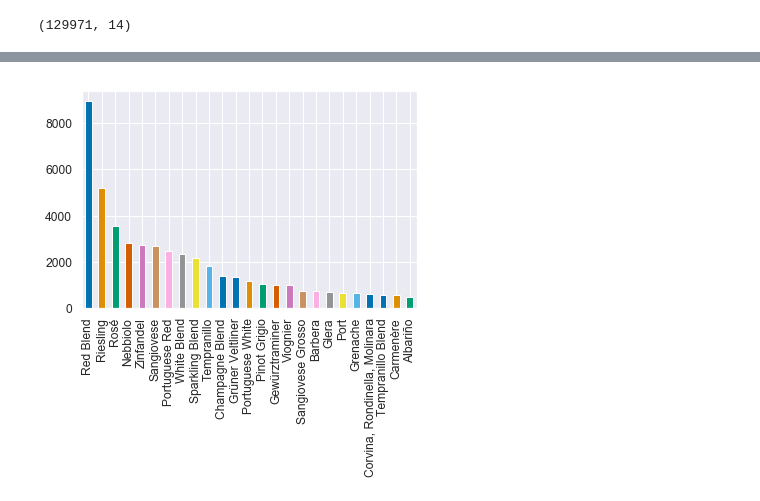
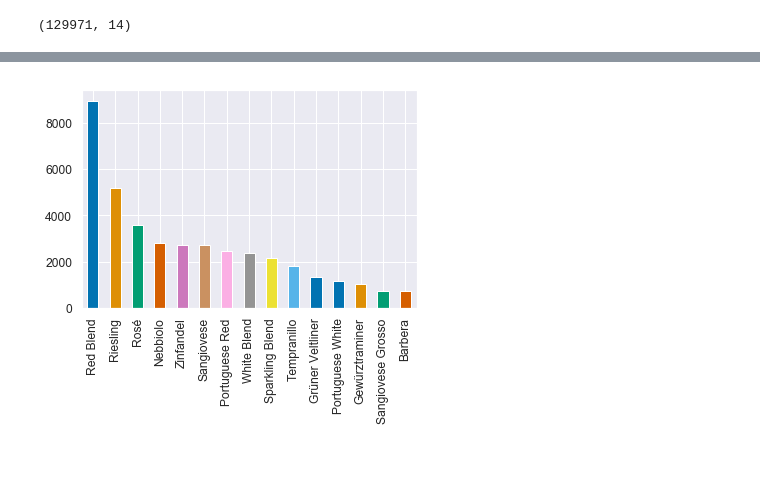
Before and after one commit to loisr/WineReviews, a Jupyter notebook: WIne Reiviews Data Visualization.ipynb, the cells around one changed output, grey strips where cells are left out. Cells and saved outputs as stored; diff of their text form; code cells hidden in the pictures; blank space fills up the shorter version.

```diff
--- a/WIne Reiviews Data Visualization.ipynb
+++ b/WIne Reiviews Data Visualization.ipynb
@@ -159,7 +159,7 @@ plt.show()
 # %%
 nf = notFrench.variety
-nf.value_counts()[:25].plot(kind="bar")
+nf.value_counts()[:15].plot(kind="bar")
 
 plt.show()
 # %% [output]
-[figure, old version]
+[figure, new version]
```
Also changed, not shown: parts of 21 cells of this notebook.
